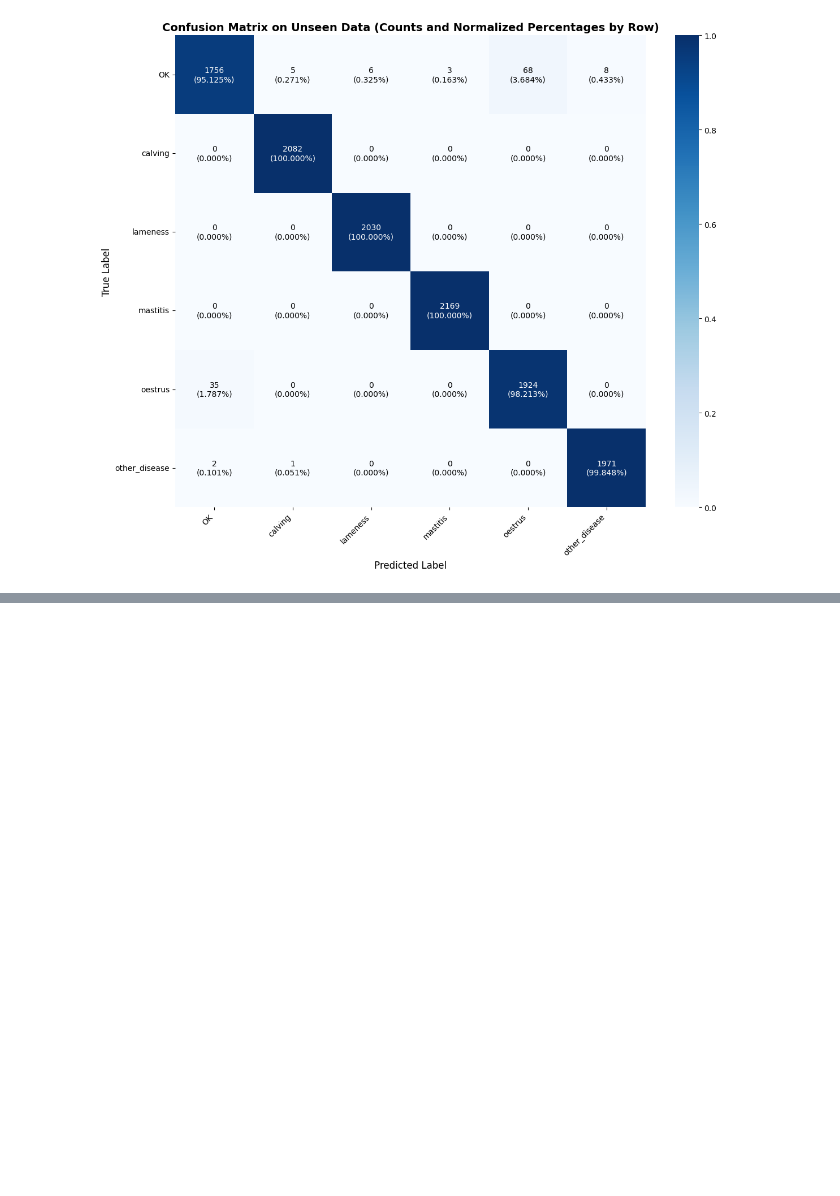
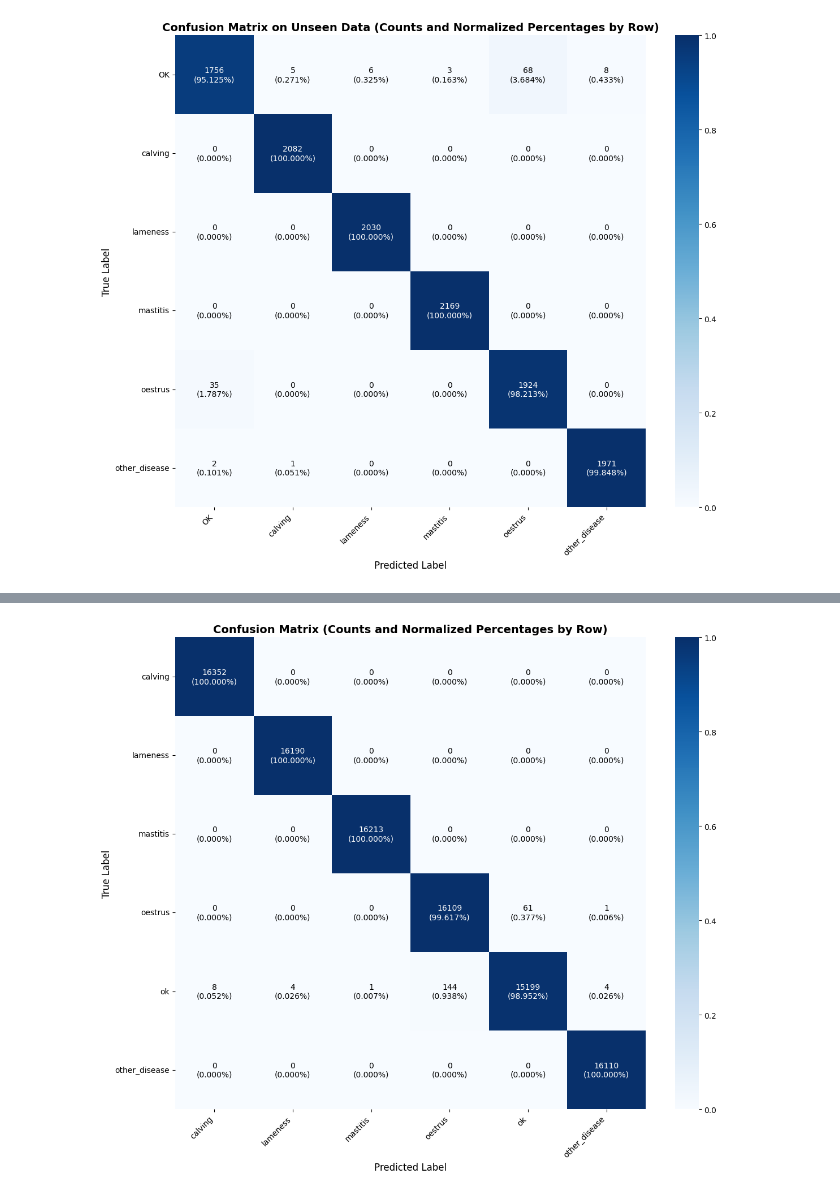
Before and after one commit to lamiabelhadj/cows_welfare_internship, a Jupyter notebook: Modeling/XG_Boost/Xgboost_dataset1.ipynb, the cells around one changed output, grey strips where cells are left out. Saved outputs shown, nothing was run; the diff lists cells and outputs as text; code cells hidden in the pictures; blank space fills up the shorter version.

```diff
--- a/Modeling/XG_Boost/Xgboost_dataset1.ipynb
+++ b/Modeling/XG_Boost/Xgboost_dataset1.ipynb
@@ -178,3 +178,92 @@ other_disease       1.00      1.00      1.00      1974
     macro avg       0.99      0.99      0.99     12060
  weighted avg       0.99      0.99      0.99     12060
 [figure]
+# %%
+import xgboost as xgb
+from sklearn.model_selection import train_test_split
+from sklearn.preprocessing import LabelEncoder
+from sklearn.metrics import (confusion_matrix, classification_report,
+                             f1_score, accuracy_score, recall_score)
+import numpy as np
+import pandas as pd
+import seaborn as sns
+import matplotlib.pyplot as plt
+
+# Load the dataset
+df = pd.read_csv(r"C:\Users\lamia\Downloads\dataset1_balanced_trainval.csv")
+
+# Drop unnecessary columns
+df.drop(columns=['start_time', 'end_time', 'cow'], errors='ignore', inplace=True)
+
+# Split: 90% for training/validation, 10% set aside
+df_train_val, df_unused = train_test_split(df, test_size=0.1, random_state=42)
+df_unused.to_csv(r"C:\Users\lamia\Downloads\unused_augmented_data_dataset1.csv", index=False)
+
+# Multi-class target creation
+target_cols = ['oestrus', 'mastitis', 'calving', 'lameness', 'other_disease', 'ok']
+df_train_val['target'] = df_train_val[target_cols].idxmax(axis=1)
+
+# Label encoding
+le = LabelEncoder()
+y_encoded = le.fit_transform(df_train_val['target'])
+
+# Split into features and labels
+X = df_train_val.drop(columns=target_cols + ['target'])
+y = y_encoded
+X_train, X_test, y_train, y_test = train_test_split(X, y, test_size=0.2, random_state=42)
+
+# XGBoost model
+model = xgb.XGBClassifier(
+    objective='multi:softmax',
+    num_class=len(target_cols),
+    eval_metric='mlogloss',
+    random_state=42,
+    learning_rate=0.2,
+    max_depth=7,
+    n_estimators=200,
+    subsample=0.9
+)
+model.fit(X_train, y_train)
+
+# Prediction
+y_pred = model.predict(X_test)
+
+# Global metrics
+f1 = f1_score(y_test, y_pred, average='macro')
+accuracy = accuracy_score(y_test, y_pred)
+recall = recall_score(y_test, y_pred, average='macro')
+
+print("🎯 Global Metrics")
+print(f"F1 Score (Macro): {f1:.4f}")
+print(f"Accuracy: {accuracy:.4f}")
+print(f"Recall (Macro): {recall:.4f}\n")
+
+# Classification report
+print("📋 Classification Report (Per Class):")
+print(classification_report(y_test, y_pred, target_names=le.classes_))
+
+
+cm = confusion_matrix(y_test, y_pred)
+cm_normalized = cm.astype('float') / cm.sum(axis=1)[:, np.newaxis]
+
+# Plot with counts and normalized percentages
+plt.figure(figsize=(12, 10))
+sns.heatmap(cm_normalized, annot=False, cmap='Blues', cbar=True)
+
+
+for i in range(cm.shape[0]):
+    for j in range(cm.shape[1]):
+        plt.text(j+0.5, i+0.5, f"{cm[i, j]}\n({cm_normalized[i,j]*100:.3f}%)",
+                 ha='center', va='center',
+                 fontsize=10,
+                 color='white' if cm_normalized[i,j] > 0.5 else 'black')
+
+# Tick labels
+plt.xticks(np.arange(len(le.classes_)) + 0.5, le.classes_, rotation=45, ha='right')
+plt.yticks(np.arange(len(le.classes_)) + 0.5, le.classes_, rotation=0)
+plt.title('Confusion Matrix (Counts and Normalized Percentages by Row)', fontsize=14, weight='bold')
+plt.xlabel('Predicted Label', fontsize=12)
+plt.ylabel('True Label', fontsize=12)
+plt.tight_layout()
+plt.show()
+# %% [output]
@@ -180,0 +288 @@ other_disease       1.00      1.00      1.00      1974
+[figure, added]
```
Also changed, not shown: parts of 2 cells of this notebook, 1 other file.
